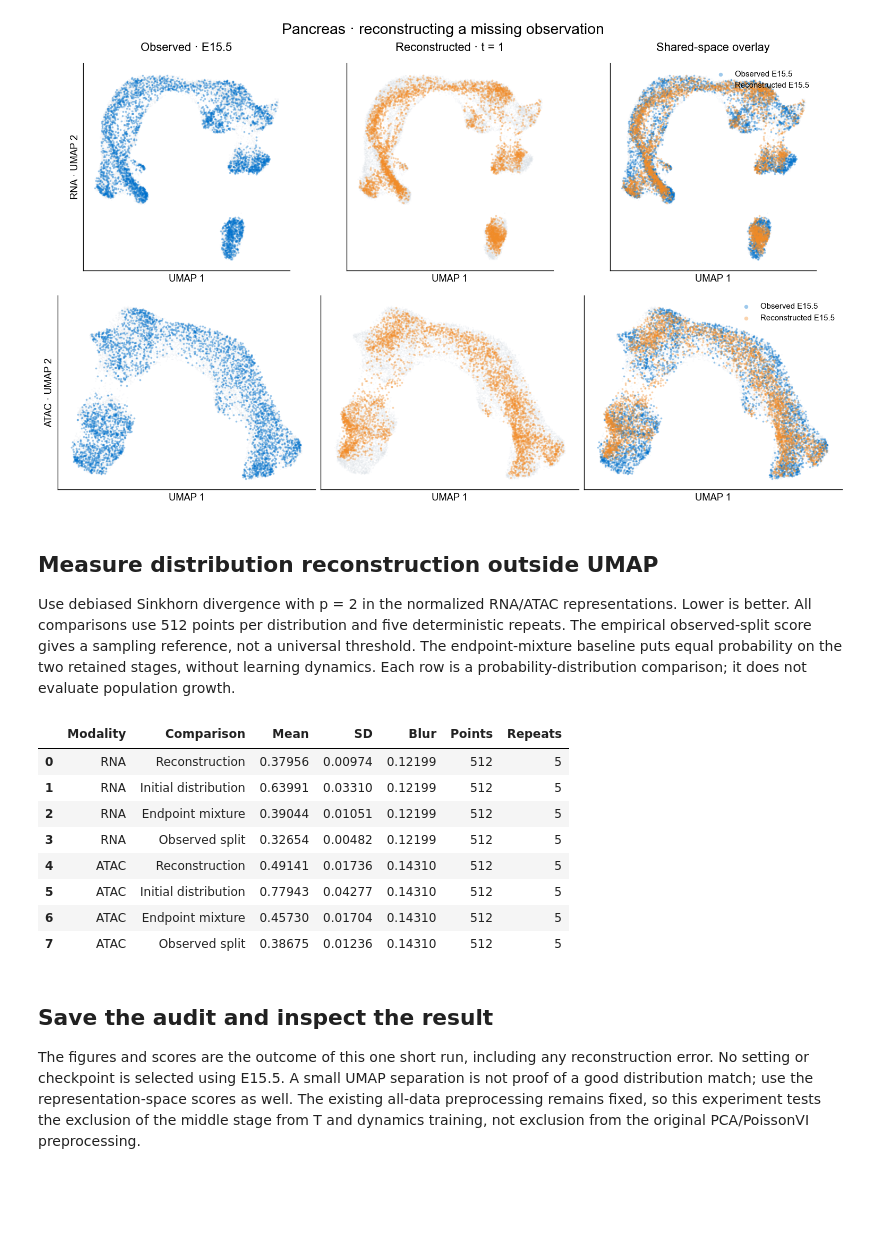
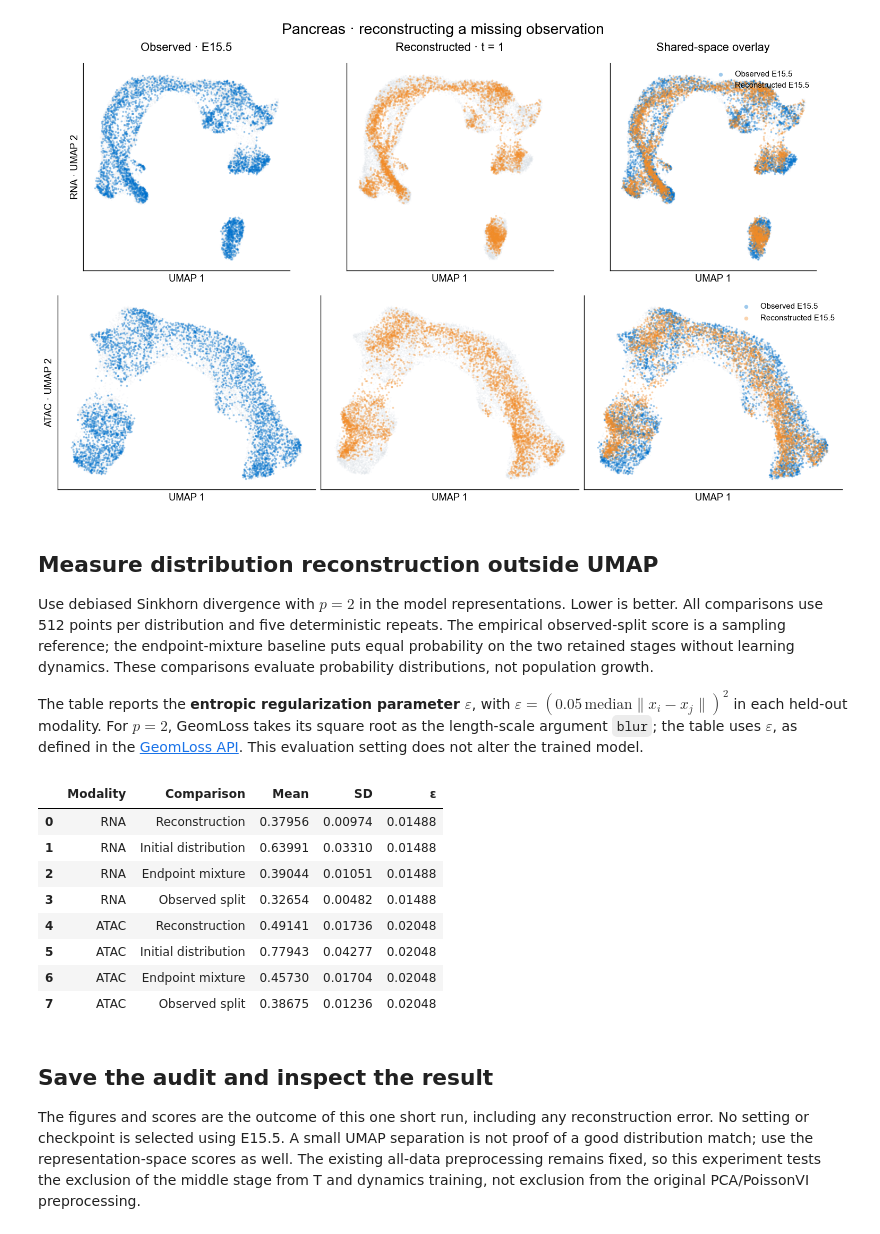
Before and after one commit to shankswang953/COATI, a Jupyter notebook: notebooks/06_heldout_biological.ipynb, the cells around one changed output. Saved outputs shown, nothing was run; the diff lists cells and outputs as text; code cells hidden in the pictures; blank space fills up the shorter version.

```diff
--- a/notebooks/06_heldout_biological.ipynb
+++ b/notebooks/06_heldout_biological.ipynb
@@ -7,14 +7,9 @@ Both the FiLM map **T** and the vector field use only the retained stages. This
 
 Install the notebook and visualization extras with `python -m pip install -e '.[notebooks,visualization]'`. The paired reduced inputs are available in [TraInfBench](https://github.com/shankswang953/TraInfBench/tree/main/data/processed/pancreas). Set `COATI_BIO_DATA` to their directory if TraInfBench is not a sibling checkout.
 # %%
-import os
-for key in ("OMP_NUM_THREADS", "OPENBLAS_NUM_THREADS", "MKL_NUM_THREADS", "NUMBA_NUM_THREADS"):
-    os.environ[key] = "1"
-os.environ.setdefault("MPLCONFIGDIR", "/private/tmp/coati-matplotlib")
-os.environ.setdefault("NUMBA_CACHE_DIR", "/private/tmp/coati-numba")
-
 from pathlib import Path
 from datetime import datetime, timezone
+import os
 import hashlib
 import json
 import time
@@ -31,7 +26,6 @@ import coati as ct
 
 %matplotlib inline
 
-torch.set_num_threads(1)
 SEED = 0
 root = next(p for p in (Path.cwd(), *Path.cwd().parents)
             if (p / "pyproject.toml").exists() and (p / "src/coati").is_dir())
@@ -39,5 +33,3 @@ data_dir = Path(os.environ.get("COATI_BIO_DATA", root.parent / "TraInfBench/data
 run_dir = root / "outputs" / ("pancreas-heldout-1000-" + datetime.now(timezone.utc).strftime("%Y%m%dT%H%M%S%fZ"))
 plt.rcParams.update({"font.family": "Arial", "font.size": 11, "axes.spines.top": False,
                      "axes.spines.right": False, "figure.dpi": 120})
-print("Data:", data_dir)
-print("Run:", run_dir)
@@ -63,19 +52,12 @@ row_times = rna.obs["time_point_processed"].to_numpy(dtype=float)
 for stage, t in zip(stages, times):
     assert np.all(row_times[rna.obs["stage"].to_numpy() == stage] == t)
 
-# Add the paired representation to a private AnnData copy; input files stay unchanged.
-paired = rna.copy()
-paired.obsm["X_atac"] = atac.obsm["X_latent"].copy()
-observed = ct.TemporalData.from_anndata(
-    paired, time_key="stage", obsm_key="X_latent", secondary_obsm_key="X_atac",
-    time_order=stages, times=times,
-)
-training = observed.without_times([heldout_time])
-assert training.times.tolist() == [0., 2.]
-assert training.labels == ["E14.5", "E16.5"]
+training_rows = row_times != heldout_time
+training_times = times[times != heldout_time]
+assert training_times.tolist() == [0., 2.]
 
 display(pd.DataFrame({"Stage": stages, "Time": times,
-                      "Cells": [len(x) for x in observed.primary],
+                      "Cells": [int((row_times == t).sum()) for t in times],
                       "Use": ["Train", "Held out", "Train"]}))
 print("RNA dimensions:", rna.obsm["X_latent"].shape[1])
 print("ATAC dimensions:", atac.obsm["X_latent"].shape[1])
@@ -159,8 +211,8 @@ A coordinate array alone cannot project new points. Fit one UMAP per modality on
 display_coordinates = {}
 projectors = {}
 training_rows = row_times != heldout_time
-for modality, adata in (("RNA", rna), ("ATAC", atac)):
-    features = np.asarray(adata.obsm["X_latent"], dtype=np.float32)
+for modality in ("RNA", "ATAC"):
+    features = model_features[modality]
     projector = UMAP(n_neighbors=30, min_dist=0.35, n_components=2,
                      metric="euclidean", random_state=SEED, transform_seed=SEED,
                      n_jobs=1, n_epochs=300, low_memory=True)
@@ -220,50 +272,54 @@ plt.show()
 # %% [markdown]
 ## Measure distribution reconstruction outside UMAP
 
-Use debiased Sinkhorn divergence with p = 2 in the normalized RNA/ATAC representations. Lower is better. All comparisons use 512 points per distribution and five deterministic repeats. The empirical observed-split score gives a sampling reference, not a universal threshold. The endpoint-mixture baseline puts equal probability on the two retained stages, without learning dynamics. Each row is a probability-distribution comparison; it does not evaluate population growth.
+Use debiased Sinkhorn divergence with $p=2$ in the model representations. Lower is better. All comparisons use 512 points per distribution and five deterministic repeats. The empirical observed-split score is a sampling reference; the endpoint-mixture baseline puts equal probability on the two retained stages without learning dynamics. These comparisons evaluate probability distributions, not population growth.
+
+The table reports the **entropic regularization parameter $\varepsilon$**, with $\varepsilon=(0.05\,\mathrm{median}\lVert x_i-x_j\rVert)^2$ in each held-out modality. For $p=2$, GeomLoss takes its square root as the length-scale argument `blur`; the table uses $\varepsilon$, as defined in the [GeomLoss API](https://www.kernel-operations.io/geomloss/api/pytorch-api.html). This evaluation setting does not alter the trained model.
 # %%
 metric_rows = []
 for modality, snapshots in (("RNA", observed.primary), ("ATAC", observed.secondary)):
     target = torch.tensor(heldout[modality])
     predicted = torch.tensor(reconstructed[modality])
     metric_rng = np.random.default_rng(SEED + 10)
     median_rows = metric_rng.choice(len(target), size=512, replace=False)
     distances = torch.pdist(target[median_rows])
-    blur = max(0.05 * float(distances.median()), 1e-6)
-    divergence = SamplesLoss("sinkhorn", p=2, blur=blur, debias=True, backend="tensorized")
+    regularization_scale = max(0.05 * float(distances.median()), 1e-6)
+    epsilon = regularization_scale ** 2
+    divergence = SamplesLoss("sinkhorn", p=2, blur=np.sqrt(epsilon), debias=True, backend="tensorized")
     scores = {"Reconstruction": [], "Initial distribution": [], "Endpoint mixture": [], "Observed split": []}
     with torch.no_grad():
         for repeat in range(5):
             target_rows = metric_rng.choice(len(target), size=1024, replace=False)
             reference = target[target_rows[:512]]
             independent = target[target_rows[512:]]
             prediction_rows = metric_rng.choice(len(predicted), size=512, replace=False)
             initial = torch.tensor(snapshots[0][metric_rng.choice(len(snapshots[0]), size=512, replace=False)])
             mixture = torch.tensor(np.concatenate([
                 snapshots[0][metric_rng.choice(len(snapshots[0]), size=256, replace=False)],
                 snapshots[-1][metric_rng.choice(len(snapshots[-1]), size=256, replace=False)],
             ]))
             for name, sample in (("Reconstruction", predicted[prediction_rows]),
                                  ("Initial distribution", initial), ("Endpoint mixture", mixture),
                                  ("Observed split", independent)):
                 scores[name].append(float(divergence(sample, reference)))
     for name, values in scores.items():
         metric_rows.append({"Modality": modality, "Comparison": name,
                             "Mean": float(np.mean(values)), "SD": float(np.std(values, ddof=1)),
-                            "Blur": blur, "Points": 512, "Repeats": 5})
+                            "Regularization ε": epsilon, "Points": 512, "Repeats": 5})
 metrics = pd.DataFrame(metric_rows)
 metrics.to_csv(run_dir / "heldout_metrics.csv", index=False)
-display(metrics.style.format({"Mean": "{:.5f}", "SD": "{:.5f}", "Blur": "{:.5f}"}))
+display(metrics[["Modality", "Comparison", "Mean", "SD", "Regularization ε"]]
+        .rename(columns={"Regularization ε": "ε"}).round(5))
 # %% [output]
-|  | Modality | Comparison | Mean | SD | Blur | Points | Repeats |
-| 0 | RNA | Reconstruction | 0.37956 | 0.00974 | 0.12199 | 512 | 5 |
-| 1 | RNA | Initial distribution | 0.63991 | 0.03310 | 0.12199 | 512 | 5 |
-| 2 | RNA | Endpoint mixture | 0.39044 | 0.01051 | 0.12199 | 512 | 5 |
-| 3 | RNA | Observed split | 0.32654 | 0.00482 | 0.12199 | 512 | 5 |
-| 4 | ATAC | Reconstruction | 0.49141 | 0.01736 | 0.14310 | 512 | 5 |
-| 5 | ATAC | Initial distribution | 0.77943 | 0.04277 | 0.14310 | 512 | 5 |
-| 6 | ATAC | Endpoint mixture | 0.45730 | 0.01704 | 0.14310 | 512 | 5 |
-| 7 | ATAC | Observed split | 0.38675 | 0.01236 | 0.14310 | 512 | 5 |
+|  | Modality | Comparison | Mean | SD | ε |
+| 0 | RNA | Reconstruction | 0.37956 | 0.00974 | 0.01488 |
+| 1 | RNA | Initial distribution | 0.63991 | 0.03310 | 0.01488 |
+| 2 | RNA | Endpoint mixture | 0.39044 | 0.01051 | 0.01488 |
+| 3 | RNA | Observed split | 0.32654 | 0.00482 | 0.01488 |
+| 4 | ATAC | Reconstruction | 0.49141 | 0.01736 | 0.02048 |
+| 5 | ATAC | Initial distribution | 0.77943 | 0.04277 | 0.02048 |
+| 6 | ATAC | Endpoint mixture | 0.45730 | 0.01704 | 0.02048 |
+| 7 | ATAC | Observed split | 0.38675 | 0.01236 | 0.02048 |
 # %% [markdown]
 ## Save the audit and inspect the result
 
```
Also changed, not shown: parts of 9 cells of this notebook, 7 other files.
